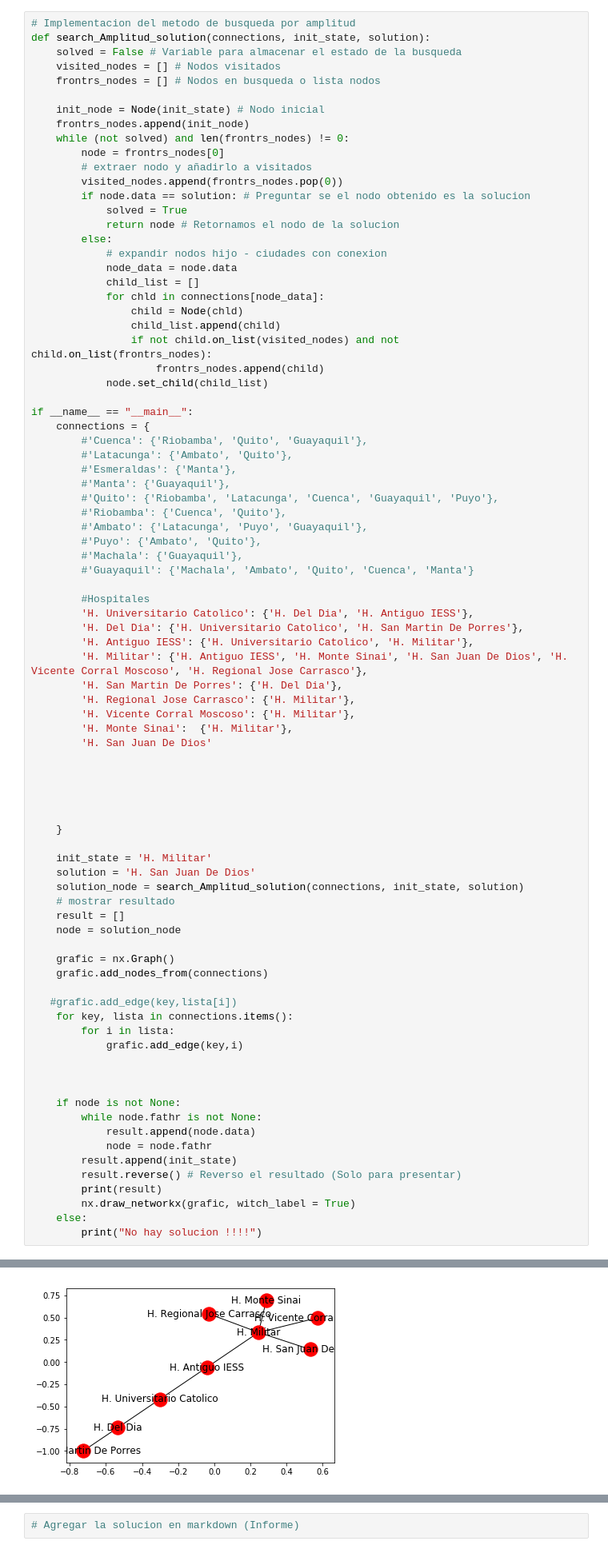
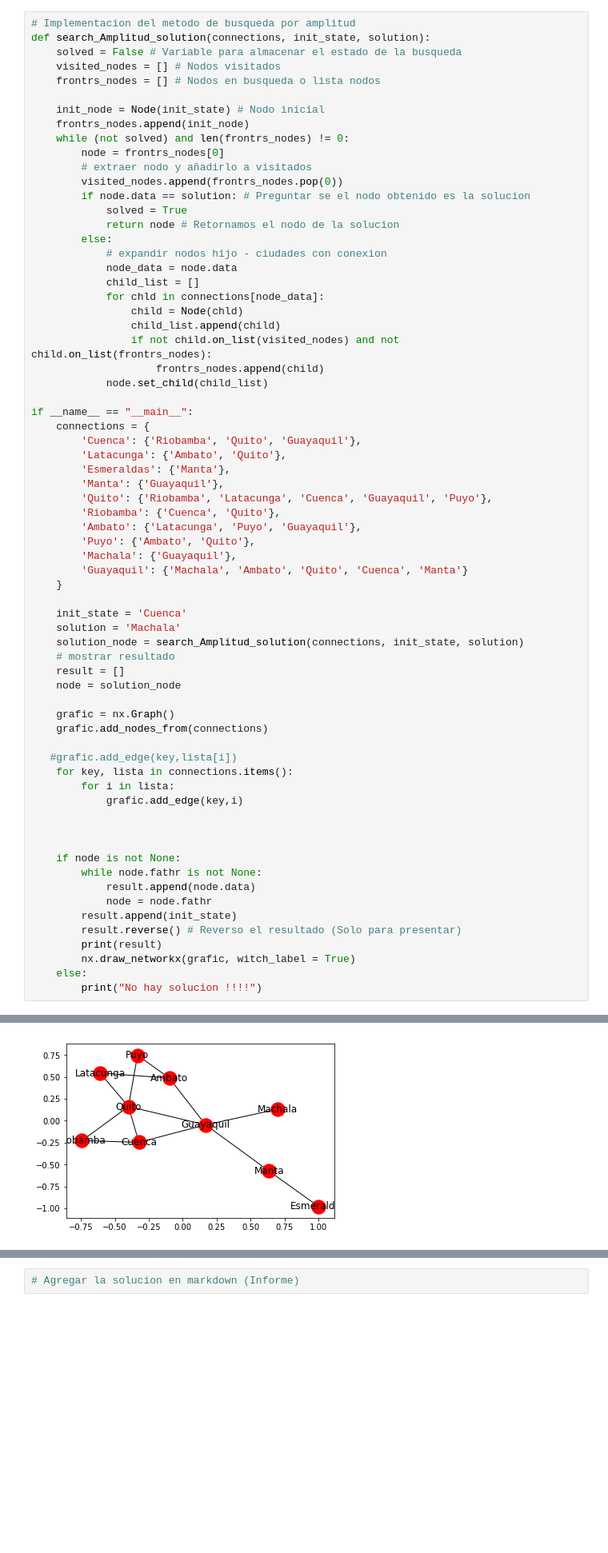
Before and after one commit to NikoAP77/Inteligencia-Artificial, a Jupyter notebook: BusquedaAmplitud.ipynb, the cells around one changed output, grey strips where cells are left out. Shown at 80% size. Saved outputs shown, nothing was run; the diff lists cells and outputs as text; blank space fills up the shorter version.

```diff
--- a/BusquedaAmplitud.ipynb
+++ b/BusquedaAmplitud.ipynb
@@ -64,36 +64,20 @@ def search_Amplitud_solution(connections, init_state, solution):
 
 if __name__ == "__main__":
     connections = {
-        #'Cuenca': {'Riobamba', 'Quito', 'Guayaquil'},
-        #'Latacunga': {'Ambato', 'Quito'},
-        #'Esmeraldas': {'Manta'},
-        #'Manta': {'Guayaquil'},
-        #'Quito': {'Riobamba', 'Latacunga', 'Cuenca', 'Guayaquil', 'Puyo'},
-        #'Riobamba': {'Cuenca', 'Quito'},
-        #'Ambato': {'Latacunga', 'Puyo', 'Guayaquil'},
-        #'Puyo': {'Ambato', 'Quito'},
-        #'Machala': {'Guayaquil'},
-        #'Guayaquil': {'Machala', 'Ambato', 'Quito', 'Cuenca', 'Manta'}
-
-        #Hospitales
-        'H. Universitario Catolico': {'H. Del Dia', 'H. Antiguo IESS'},
-        'H. Del Dia': {'H. Universitario Catolico', 'H. San Martin De Porres'},
-        'H. Antiguo IESS': {'H. Universitario Catolico', 'H. Militar'},
-        'H. Militar': {'H. Antiguo IESS', 'H. Monte Sinai', 'H. San Juan De Dios', 'H. Vicente Corral Moscoso', 'H. Regional Jose Carrasco'},
-        'H. San Martin De Porres': {'H. Del Dia'},
-        'H. Regional Jose Carrasco': {'H. Militar'},
-        'H. Vicente Corral Moscoso': {'H. Militar'},
-        'H. Monte Sinai':  {'H. Militar'},
-        'H. San Juan De Dios'
-
-
-
-
-
+        'Cuenca': {'Riobamba', 'Quito', 'Guayaquil'},
+        'Latacunga': {'Ambato', 'Quito'},
+        'Esmeraldas': {'Manta'},
+        'Manta': {'Guayaquil'},
+        'Quito': {'Riobamba', 'Latacunga', 'Cuenca', 'Guayaquil', 'Puyo'},
+        'Riobamba': {'Cuenca', 'Quito'},
+        'Ambato': {'Latacunga', 'Puyo', 'Guayaquil'},
+        'Puyo': {'Ambato', 'Quito'},
+        'Machala': {'Guayaquil'},
+        'Guayaquil': {'Machala', 'Ambato', 'Quito', 'Cuenca', 'Manta'}
     }
 
-    init_state = 'H. Militar'
-    solution = 'H. San Juan De Dios'
+    init_state = 'Cuenca'
+    solution = 'Machala'
     solution_node = search_Amplitud_solution(connections, init_state, solution)
     # mostrar resultado
     result = []
@@ -124,4 +108,4 @@ if __name__ == "__main__":
-[figure, old version]
+[figure, new version]
 # %% [markdown]
 # Tarea: Cálculo del factor de ramificación
 Realice el cálculo del factor de ramificación del problema de las N reinas (con N = 4). Para ello deberá realizar las siguientes actividades:
```
Also changed, not shown: parts of 3 cells of this notebook.
